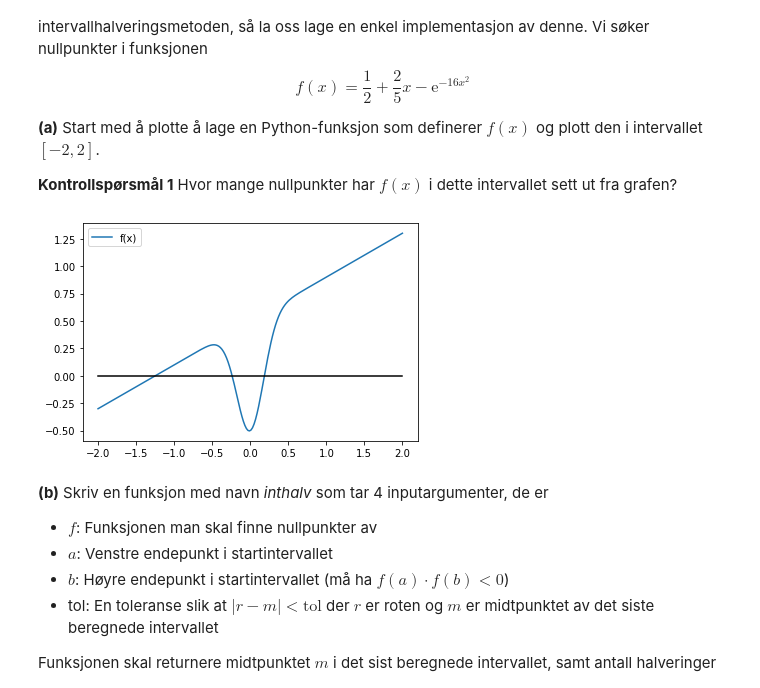
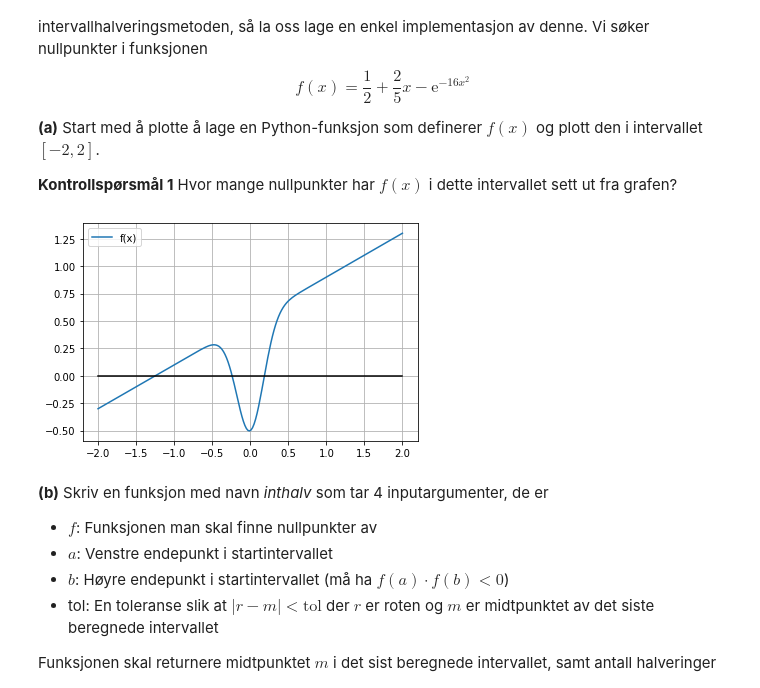
Before and after one commit to alexaoh/TMA4320, a Jupyter notebook: Oving1/O-Øving 1.ipynb, the cells around one changed output. Cells and saved outputs as stored; diff of their text form; code cells hidden in the pictures.

```diff
--- a/Oving1/O-Øving 1.ipynb
+++ b/Oving1/O-Øving 1.ipynb
@@ -81,26 +81,27 @@ $$
 # %%
 # Fyll inn koden for a-spørsmålet her
 import numpy as np
 import matplotlib.pyplot as plt
 
 # def f(x): osv
 # Fyll inn Pythonkode som definerer f(x) angitt ovenfor
 
 def f(x):
     return 0.5 + (2/5)*x-np.exp(-16*x**2);
 
 # Skriv her kode som plotter funksjonen f(x) mellom -2 og 2 (np.linspace er hendig)
 
 x = np.linspace(-2,2,200)
 
 plt.plot(x,[f(i) for i in x], label = "f(x)")
 plt.plot(x,[0]*200, color="black")
+plt.grid()
 plt.legend()
 plt.show()
 
 #Kontrollspørsmål 1: Utfra grafen ser det ut som at f har 3 nullpunkter i dette intervallet.
 # %% [output]
-[figure, old version]
+[figure, new version]
 # %% [markdown]
 **(b)** Skriv en funksjon med navn *inthalv* som tar 4 inputargumenter, de er
 * $f$: Funksjonen man skal finne nullpunkter av
```
Also changed, not shown: parts of 1 cell of this notebook.
